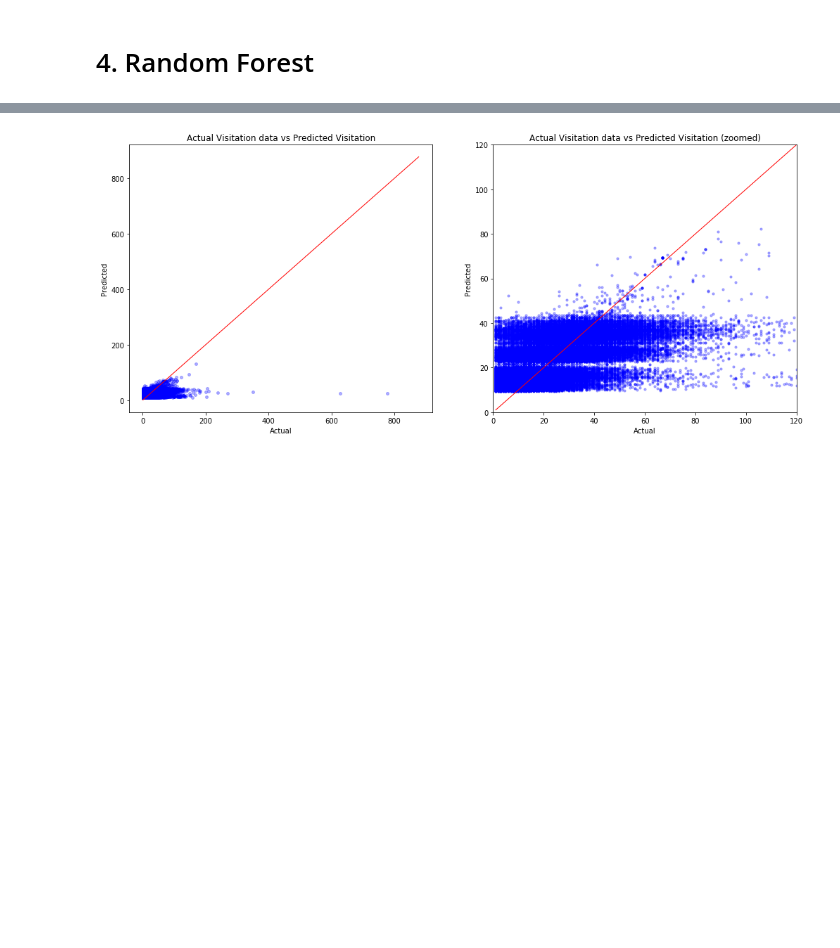
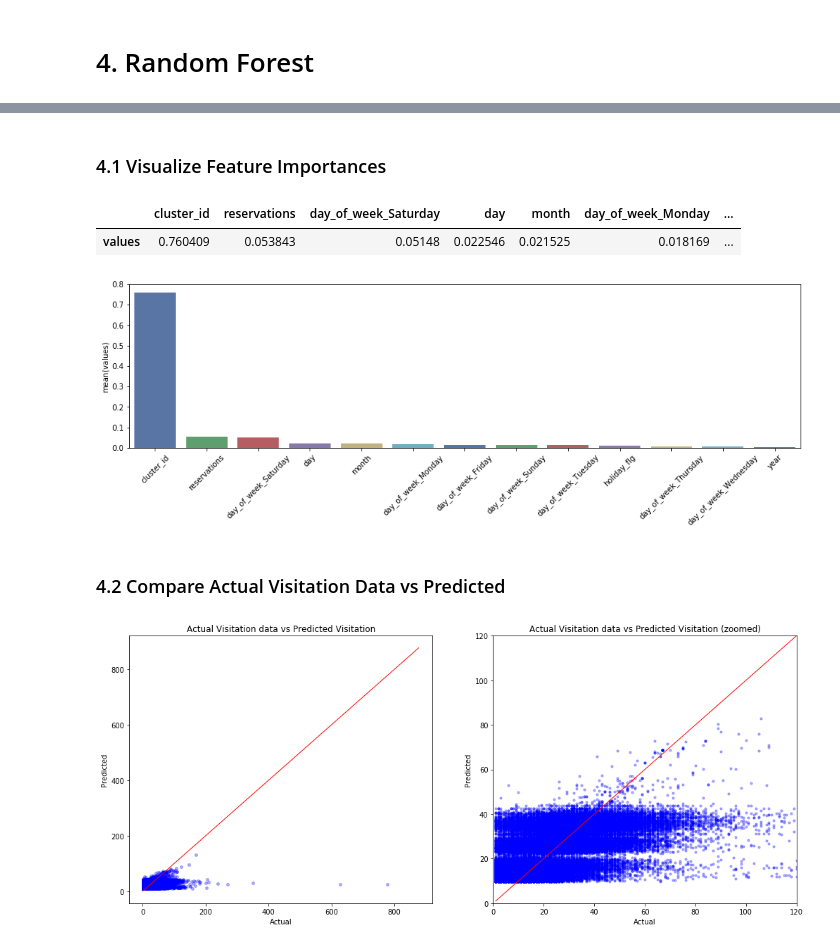
Before and after one commit to karlphillip/DataScience, a Jupyter notebook: Capstone Project1/3_regression.ipynb, the cells around one changed output, grey strips where cells are left out. Saved outputs shown, nothing was run; the diff lists cells and outputs as text; code cells hidden in the pictures; blank space fills up the shorter version.

```diff
--- a/Capstone Project1/3_regression.ipynb
+++ b/Capstone Project1/3_regression.ipynb
@@ -580,3 +584,23 @@ print('>>> Score:', rf_model.score(X_test, y_test)) #  0.327246883158, 0.3272467
+# %% [markdown]
+### 4.1 Visualize Feature Importances
+# %%
+feature_import = pd.DataFrame(data=rf_model.feature_importances_, index=feature_names, columns=['values'])
+feature_import.sort_values(['values'], ascending=False, inplace=True)
+feature_import = feature_import.transpose()
+display(feature_import)
+
+plt.figure(figsize=(16,4))
+#feature_import.iloc[0].plot(kind='bar')
+g = sns.barplot(data=feature_import, palette='deep')
+g.set_xticklabels(g.get_xticklabels(), rotation=45)
+g.set_ylabel('mean(values)')
+plt.show()
+# %% [output]
+|  | cluster_id | reservations | day_of_week_Saturday | day | month | day_of_week_Monday | ... |
+| values | 0.760409 | 0.053843 | 0.05148 | 0.022546 | 0.021525 | 0.018169 | ... |
+[figure, added]
+# %% [markdown]
+### 4.2 Compare Actual Visitation Data vs Predicted
 # %%
 ### Setup plots to compare visitation data
 plt.figure(figsize=(17,7))
```
Also changed, not shown: parts of 9 cells of this notebook.
